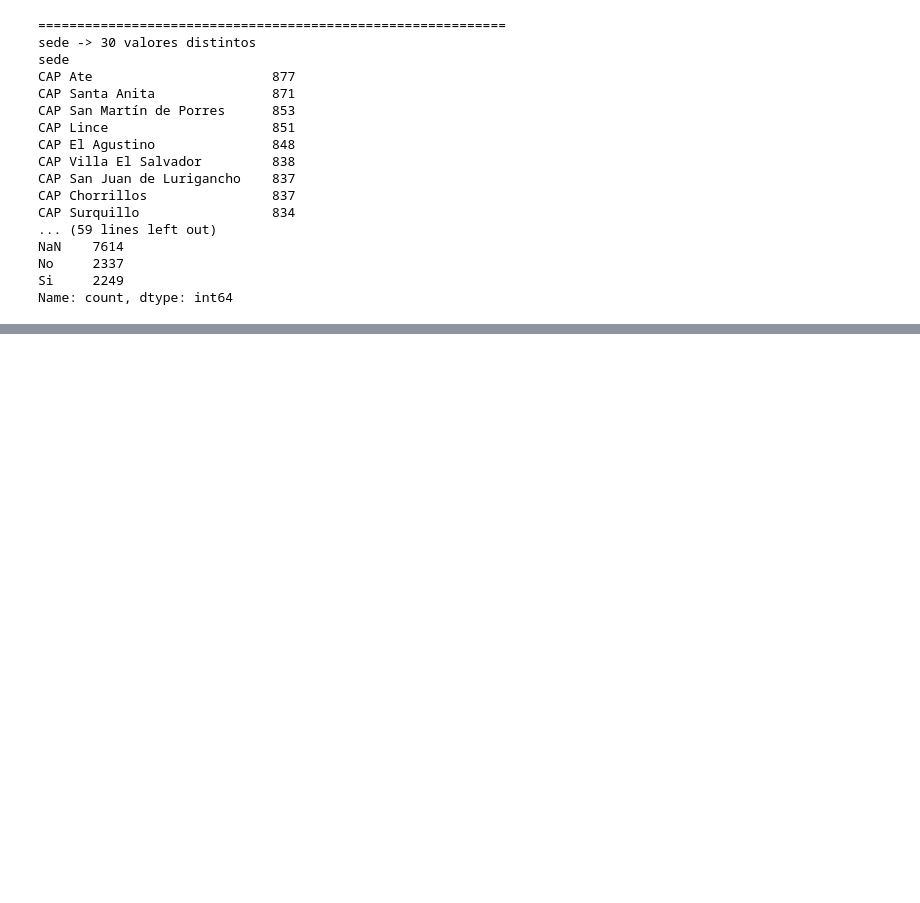
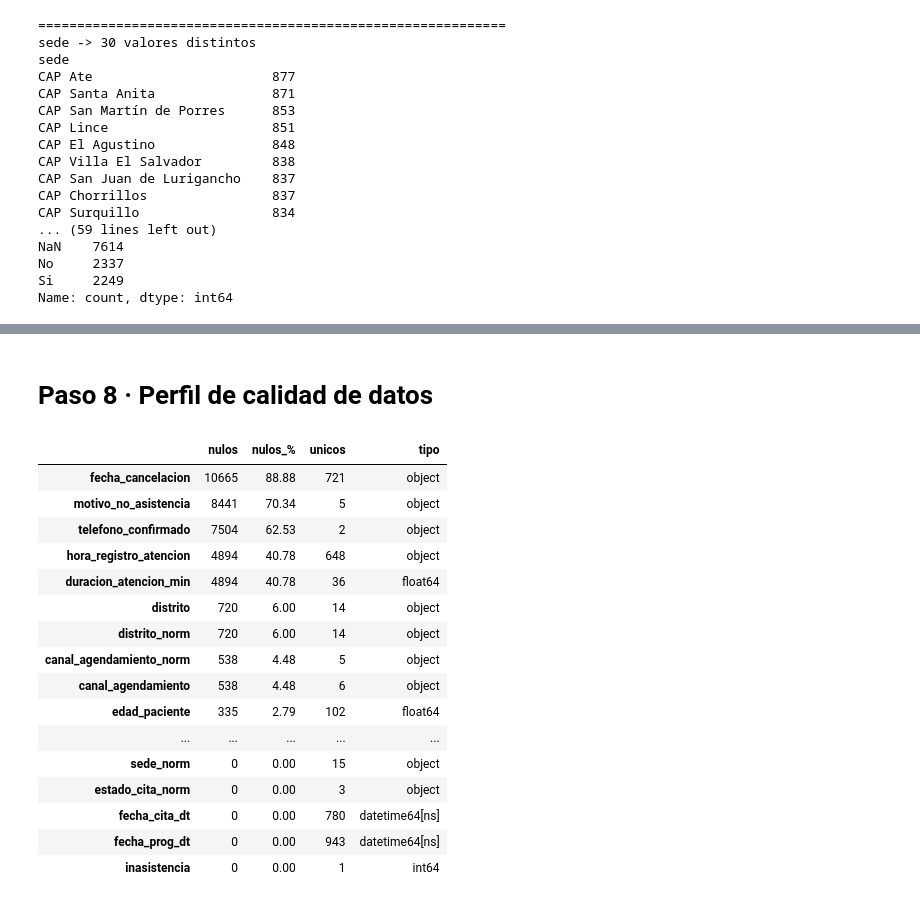
Before and after one commit to Gen54cw/Analitica-de-Datos-Tintaya-Daniel, a Jupyter notebook: laboratorios/LAB01_TintayaDaniel.ipynb, the cells around one changed output, grey strips where cells are left out. Cells and saved outputs as stored; diff of their text form; code cells hidden in the pictures; blank space fills up the shorter version.

Commit message:
Lab1-Paso7

```diff
--- a/laboratorios/LAB01_TintayaDaniel.ipynb
+++ b/laboratorios/LAB01_TintayaDaniel.ipynb
@@ -167,0 +278,10 @@ Name: count, dtype: int64
+# %%
+citas_lim = (citas
+    .drop_duplicates() # elimina exactos
+    .drop_duplicates(subset="id_cita", keep="first") # conserva primera versión
+    .reset_index(drop=True))
+
+print("Filas originales :", len(citas))
+print("Filas resultantes:", len(citas_lim))
+print("Filas descartadas:", len(citas) - len(citas_lim),
+      f"({(len(citas)-len(citas_lim))/len(citas)*100:.2f} %)")
@@ -167,0 +308,11 @@ Name: count, dtype: int64
+# %%
+# Definición operativa de la variable objetivo
+citas_lim["inasistencia"] = (citas_lim["estado_cita_norm"] == "noatendida").astype(int)
+print(citas_lim["estado_cita_norm"].value_counts(dropna=False))
+print()
+print("Citas marcadas como inasistencia:", citas_lim["inasistencia"].sum())
+# ¿Hay estados nulos o inesperados que no encajen en las tres categorías?
+esperados = {"atendida", "no atendida", "cancelada"}
+raros = set(citas_lim["estado_cita_norm"].dropna().unique()) - esperados
+print("Estados inesperados:", raros if raros else "ninguno")
+print("Estados nulos :", citas_lim["estado_cita_norm"].isna().sum())
@@ -167,0 +359,29 @@ Name: count, dtype: int64
+# %% [markdown]
+# Paso 8 · Perfil de calidad de datos
+# %%
+#Completitud
+perfil = pd.DataFrame({
+    "nulos": citas_lim.isna().sum(),
+    "nulos_%": (citas_lim.isna().mean() * 100).round(2),
+    "unicos": citas_lim.nunique(dropna=True),
+    "tipo": citas_lim.dtypes.astype(str)
+}).sort_values("nulos_%", ascending=False)
+display(perfil)
+# %% [output]
+|  | nulos | nulos_% | unicos | tipo |
+| fecha_cancelacion | 10665 | 88.88 | 721 | object |
+| motivo_no_asistencia | 8441 | 70.34 | 5 | object |
+| telefono_confirmado | 7504 | 62.53 | 2 | object |
+| hora_registro_atencion | 4894 | 40.78 | 648 | object |
+| duracion_atencion_min | 4894 | 40.78 | 36 | float64 |
+| distrito | 720 | 6.00 | 14 | object |
+| distrito_norm | 720 | 6.00 | 14 | object |
+| canal_agendamiento_norm | 538 | 4.48 | 5 | object |
+| canal_agendamiento | 538 | 4.48 | 6 | object |
+| edad_paciente | 335 | 2.79 | 102 | float64 |
+| ... | ... | ... | ... | ... |
+| sede_norm | 0 | 0.00 | 15 | object |
+| estado_cita_norm | 0 | 0.00 | 3 | object |
+| fecha_cita_dt | 0 | 0.00 | 780 | datetime64[ns] |
+| fecha_prog_dt | 0 | 0.00 | 943 | datetime64[ns] |
+| inasistencia | 0 | 0.00 | 1 | int64 |
```
Also changed, not shown: parts of 16 cells of this notebook.
